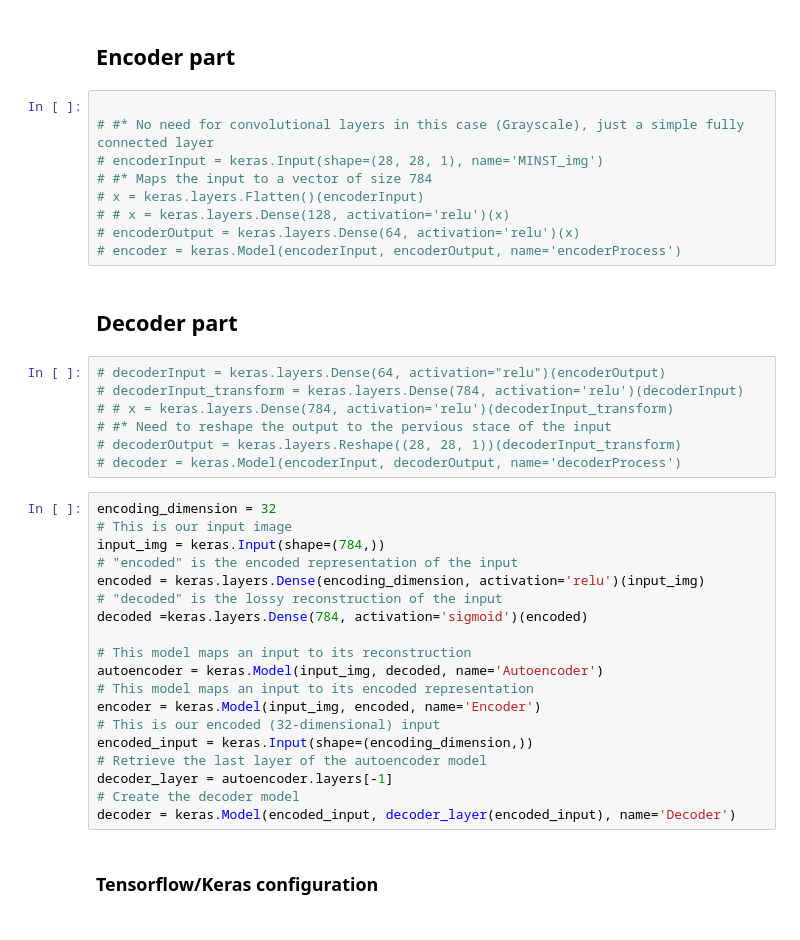
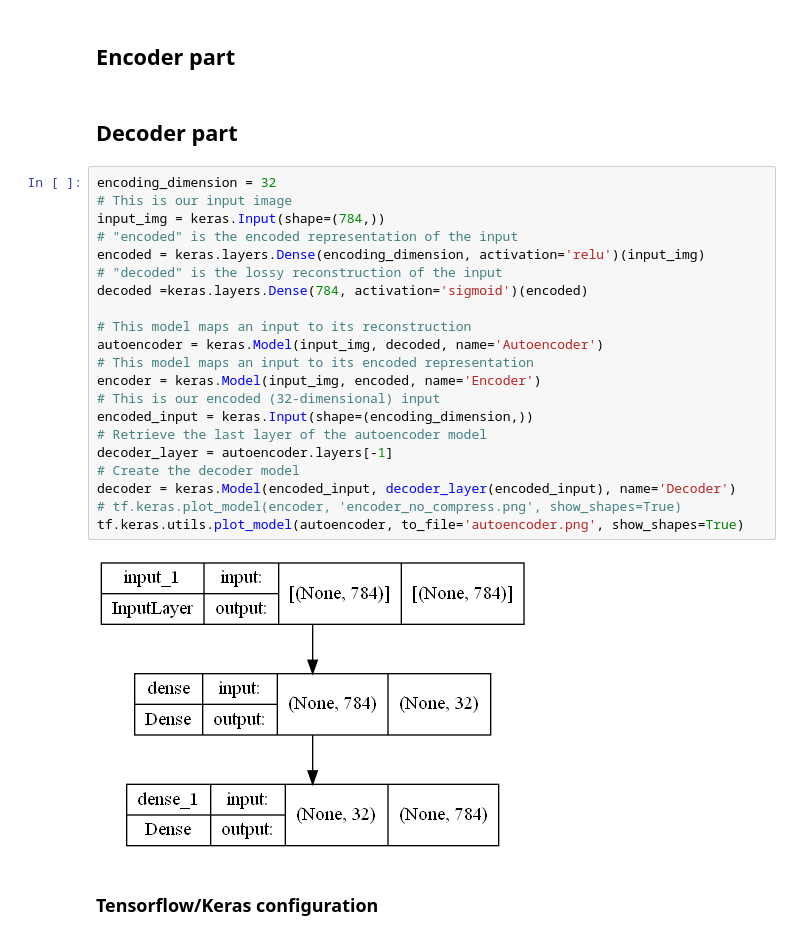
Before and after one commit to Siponek/Machine-Learning_-NeuralNetwork, a Jupyter notebook: Task2.ipynb, the cells around one changed output. Saved outputs shown, nothing was run; the diff lists cells and outputs as text.

```diff
--- a/Task2.ipynb
+++ b/Task2.ipynb
@@ -50,42 +191,30 @@ uint8
 # %% [markdown]
 ## Encoder part
-# %%
-
-# #* No need for convolutional layers in this case (Grayscale), just a simple fully connected layer
-# encoderInput = keras.Input(shape=(28, 28, 1), name='MINST_img')
-# #* Maps the input to a vector of size 784
-# x = keras.layers.Flatten()(encoderInput)
-# # x = keras.layers.Dense(128, activation='relu')(x)
-# encoderOutput = keras.layers.Dense(64, activation='relu')(x)
-# encoder = keras.Model(encoderInput, encoderOutput, name='encoderProcess')
 # %% [markdown]
 ## Decoder part
-# %%
-# decoderInput = keras.layers.Dense(64, activation="relu")(encoderOutput)
-# decoderInput_transform = keras.layers.Dense(784, activation='relu')(decoderInput)
-# # x = keras.layers.Dense(784, activation='relu')(decoderInput_transform)
-# #* Need to reshape the output to the pervious stace of the input
-# decoderOutput = keras.layers.Reshape((28, 28, 1))(decoderInput_transform)
-# decoder = keras.Model(encoderInput, decoderOutput, name='decoderProcess')
 # %%
 encoding_dimension = 32
 # This is our input image
 input_img = keras.Input(shape=(784,))
 # "encoded" is the encoded representation of the input
 encoded = keras.layers.Dense(encoding_dimension, activation='relu')(input_img)
 # "decoded" is the lossy reconstruction of the input
 decoded =keras.layers.Dense(784, activation='sigmoid')(encoded)
 
 # This model maps an input to its reconstruction
 autoencoder = keras.Model(input_img, decoded, name='Autoencoder')
 # This model maps an input to its encoded representation
 encoder = keras.Model(input_img, encoded, name='Encoder')
 # This is our encoded (32-dimensional) input
 encoded_input = keras.Input(shape=(encoding_dimension,))
 # Retrieve the last layer of the autoencoder model
 decoder_layer = autoencoder.layers[-1]
 # Create the decoder model
 decoder = keras.Model(encoded_input, decoder_layer(encoded_input), name='Decoder')
+# tf.keras.plot_model(encoder, 'encoder_no_compress.png', show_shapes=True)
+tf.keras.utils.plot_model(autoencoder, to_file='autoencoder.png', show_shapes=True)
+# %% [output]
+[figure, added]
 # %% [markdown]
 ### Tensorflow/Keras configuration
 # %%
```
Also changed, not shown: parts of 19 cells of this notebook, 2 other files.
